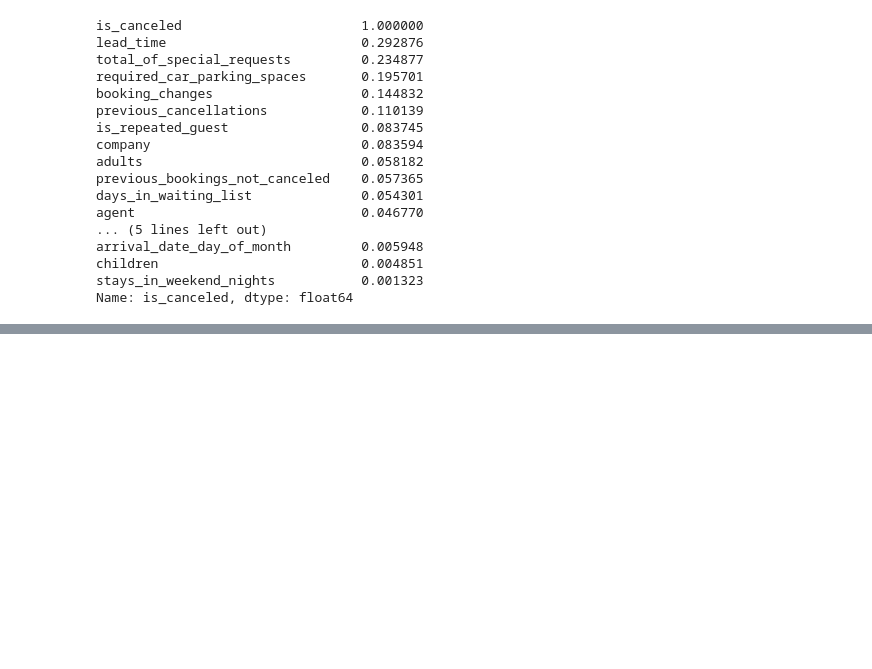
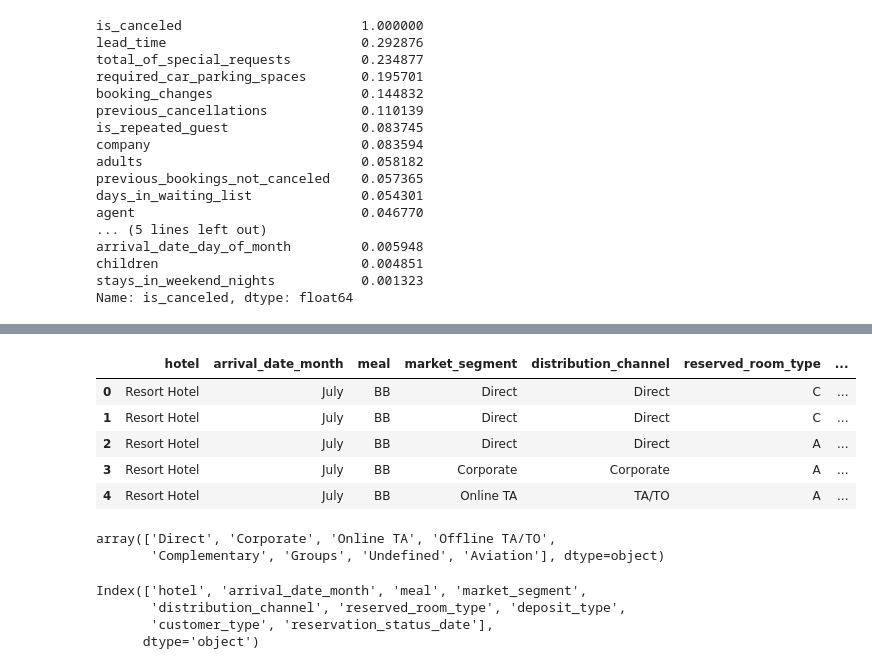
Before and after one commit to Adhoc123/Hotel_Booking_Prediction_ML, a Jupyter notebook: Hotel_Booking_Prediction/Hotel_Booking_Prediction.ipynb, the cells around one changed output, grey strips where cells are left out. Saved outputs shown, nothing was run; the diff lists cells and outputs as text; code cells hidden in the pictures; blank space fills up the shorter version.

```diff
--- a/Hotel_Booking_Prediction/Hotel_Booking_Prediction.ipynb
+++ b/Hotel_Booking_Prediction/Hotel_Booking_Prediction.ipynb
@@ -477,0 +557,28 @@ Name: is_canceled, dtype: float64
+# %%
+data_cat['reservation_status_date']=pd.to_datetime(data_cat['reservation_status_date'])   #converting into datetime format and updating data_cat feature
+# %%
+data_cat.drop('reservation_status_date',axis=1,inplace=True)            #dropping reservation_status_date and updating by inplace true
+# %%
+data_cat['cancellation']=data['is_canceled']               #inserting column
+# %%
+data_cat.head()
+# %% [output]
+|  | hotel | arrival_date_month | meal | market_segment | distribution_channel | reserved_room_type | ... |
+| 0 | Resort Hotel | July | BB | Direct | Direct | C | ... |
+| 1 | Resort Hotel | July | BB | Direct | Direct | C | ... |
+| 2 | Resort Hotel | July | BB | Direct | Direct | A | ... |
+| 3 | Resort Hotel | July | BB | Corporate | Corporate | A | ... |
+| 4 | Resort Hotel | July | BB | Online TA | TA/TO | A | ... |
+# %%
+data_cat['market_segment'].unique()      #showing unique directory of market_segment
+# %% [output]
+array(['Direct', 'Corporate', 'Online TA', 'Offline TA/TO',
+       'Complementary', 'Groups', 'Undefined', 'Aviation'], dtype=object)
+# %%
+cols = data_cat.columns                             #showing colums from 0 to 8 as we don't need cancellation column
+cols
+# %% [output]
+Index(['hotel', 'arrival_date_month', 'meal', 'market_segment',
+       'distribution_channel', 'reserved_room_type', 'deposit_type',
+       'customer_type', 'reservation_status_date'],
+      dtype='object')
```
Also changed, not shown: parts of 15 cells of this notebook.
